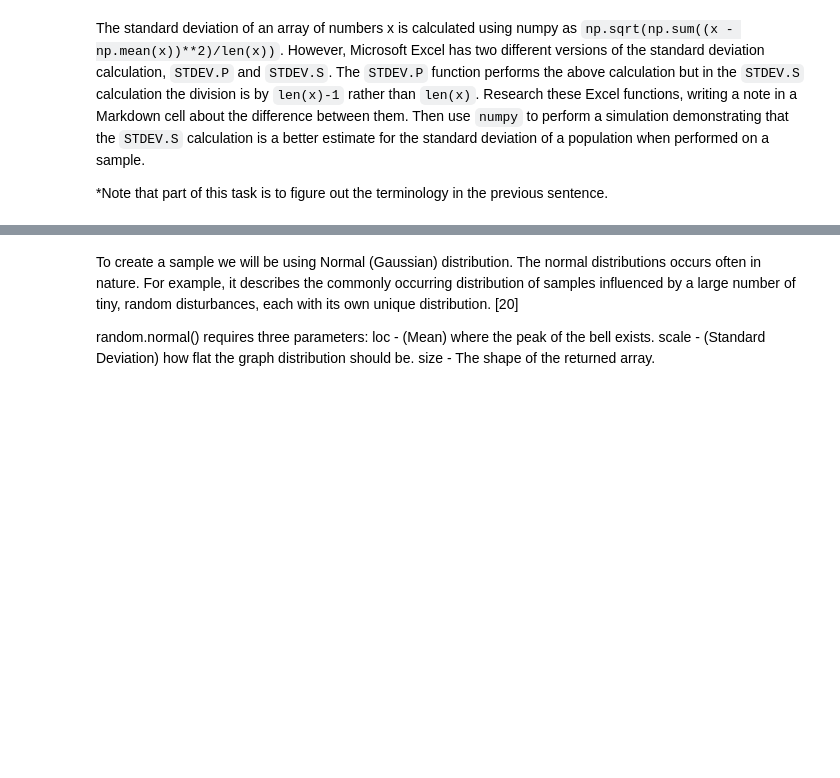
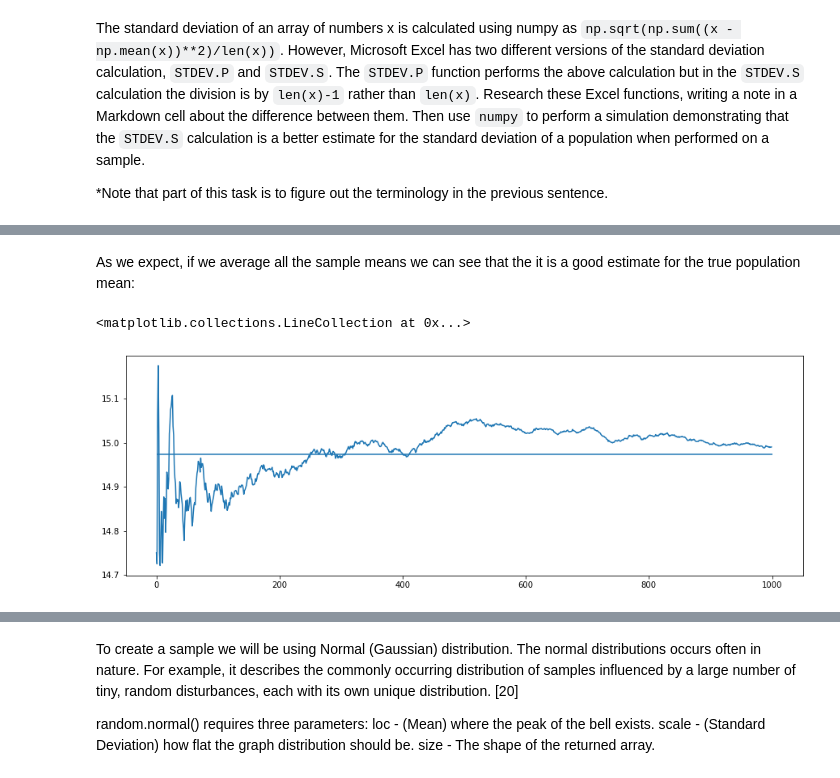
Before and after one commit to JuliaMal/Machine_learning_and_stats_Assessment, a Jupyter notebook: Tasks.ipynb, the cells around one changed output, grey strips where cells are left out. Saved outputs shown, nothing was run; the diff lists cells and outputs as text; code cells hidden in the pictures; blank space fills up the shorter version.

```diff
--- a/Tasks.ipynb
+++ b/Tasks.ipynb
@@ -196,0 +284,8 @@ The standard deviation of an array of numbers x is calculated using numpy as `np
+# %% [markdown]
+As we expect, if we average all the sample means we can see that the it is a good estimate for the true population mean:
+# %%
+plt.plot(avgArray)
+plt.hlines(p_mean, 0, 1000)
+# %% [output]
+<matplotlib.collections.LineCollection at 0x...>
+[figure, added]
```
Also changed, not shown: parts of 29 cells of this notebook, 2 other files.
